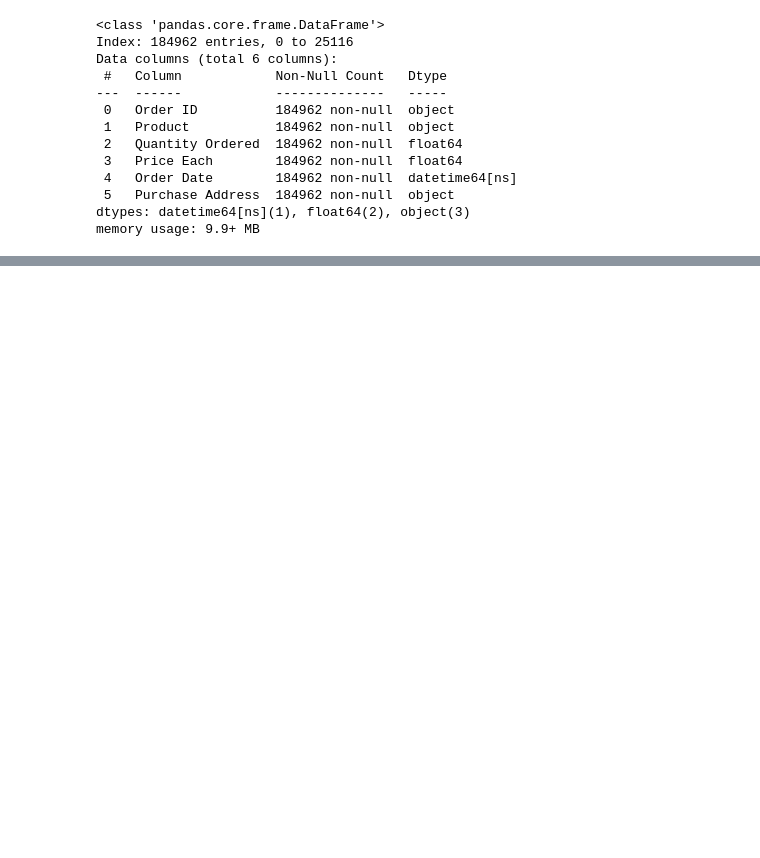
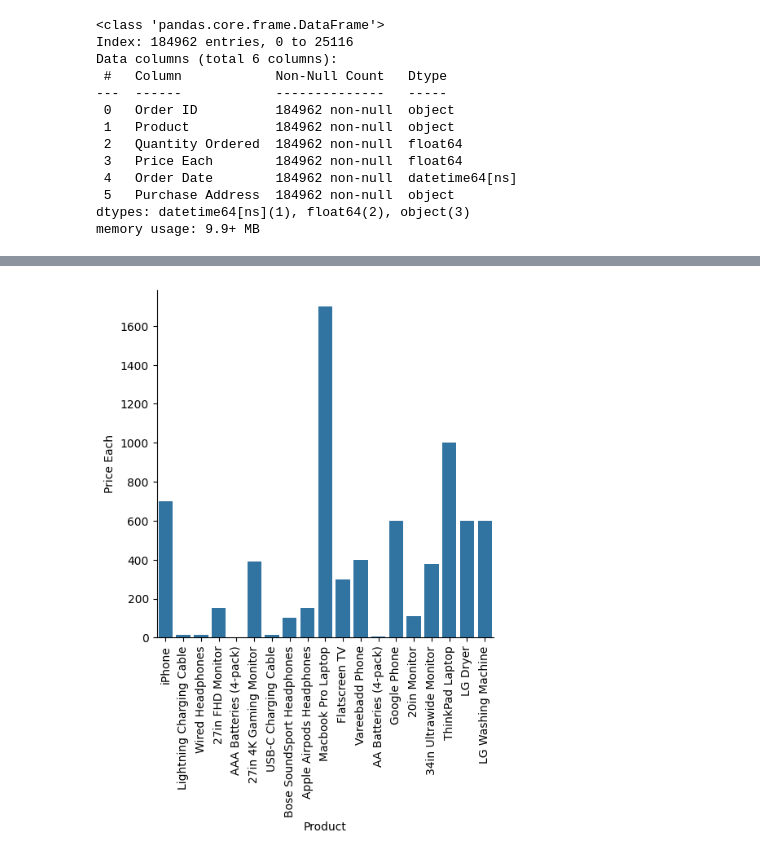
Before and after one commit to Koanim/Sales-Analysis-with-PowerBI, a Jupyter notebook: notebook.ipynb, the cells around one changed output, grey strips where cells are left out. Saved outputs shown, nothing was run; the diff lists cells and outputs as text; code cells hidden in the pictures; blank space fills up the shorter version.

```diff
--- a/notebook.ipynb
+++ b/notebook.ipynb
@@ -441,0 +474,6 @@ sales_df.to_csv('./Data/sales_df.csv', index=False)
+# %%
+sns.catplot(sales_df, x='Product', y='Price Each', kind='bar')
+plt.xticks(rotation=90)
+plt.show()
+# %% [output]
+[figure, added]
```
Also changed, not shown: parts of 6 cells of this notebook.
